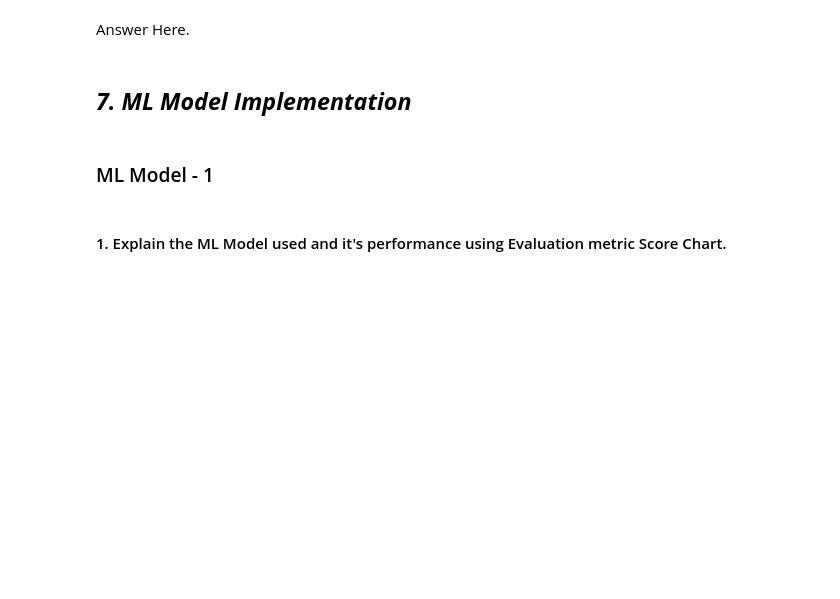
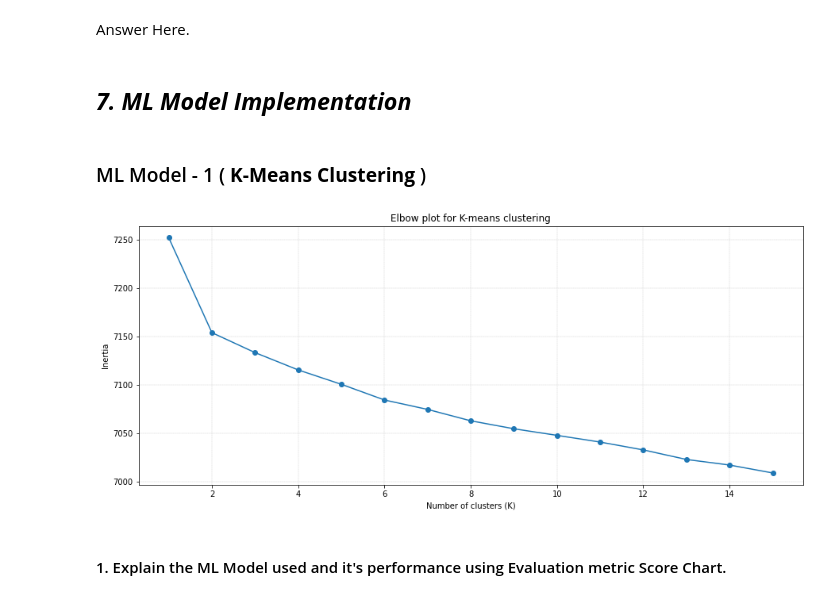
Before and after one commit to ashisaxena710/Netflix_Movies_and_TV_Shows_Clustering, a Jupyter notebook: Ashi_Individual_Colab_Netflix.ipynb, the cells around one changed output. Saved outputs shown, nothing was run; the diff lists cells and outputs as text; code cells hidden in the pictures; blank space fills up the shorter version.

```diff
--- a/Ashi_Individual_Colab_Netflix.ipynb
+++ b/Ashi_Individual_Colab_Netflix.ipynb
@@ -1444,0 +1512,11 @@ Answer Here.
+# %%
+## Now we are passing the argument so that we can capture 95% of variance.
+# Defining instance
+pca_tuned = PCA(n_components=0.95)
+
+# Fitting and transforming the model
+pca_tuned.fit(x.toarray())
+x_transformed = pca_tuned.transform(x.toarray())
+
+# Checking the shape of transformed matrix
+x_transformed.shape
@@ -1469,7 +1549,38 @@ Answer Here.
 # %% [markdown]
 ## ***7. ML Model Implementation***
 # %% [markdown]
-### ML Model - 1
+### ML Model - 1 ( **K-Means Clustering** )
+# %%
+# Importing the library
+from sklearn.cluster import KMeans
+
+# Creating a list to store the inertia values for different values of K
+inertia = []
+
+# Defining the range of K values to test
+k_values = range(1,16)
+
+# Loop over each value of K and compute the K-means clustering algorithm
+for k in k_values:
+    model = KMeans(n_clusters=k)
+    model.fit(x_transformed)
+
+    # Appending the inertia value to the list
+    inertia.append(model.inertia_)
+
+# Ploting the inertia values against the K values
+plt.figure(figsize=(15,6))
+plt.grid(linestyle='--', linewidth=0.3)
+plt.plot(k_values, inertia, marker='o')
+plt.xlabel('Number of clusters (K)')
+plt.ylabel('Inertia')
+plt.title('Elbow plot for K-means clustering')
+plt.show()
+
+import warnings
+warnings.filterwarnings('ignore')
+# %% [output]
+[figure, added]
 # %%
 # ML Model - 1 Implementation
 
```
Also changed, not shown: parts of 25 cells of this notebook.
